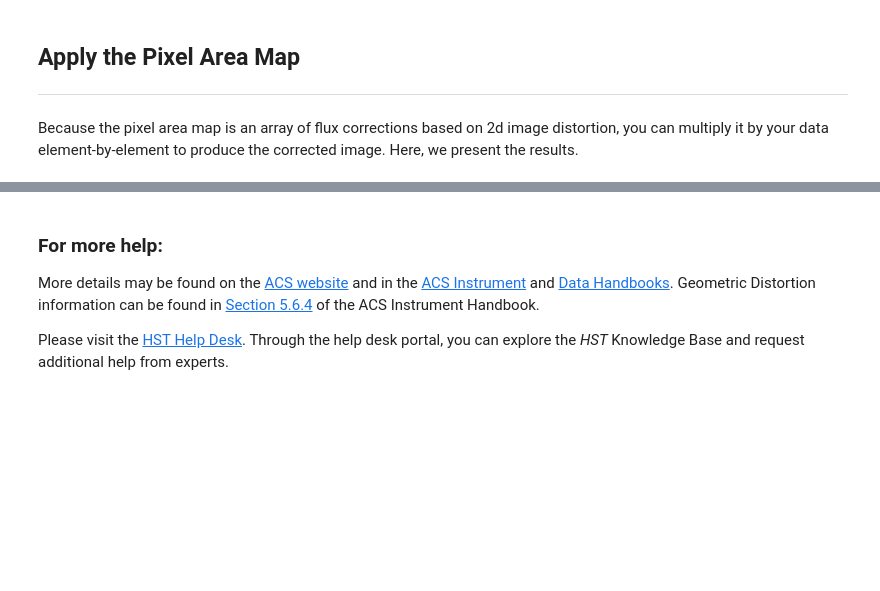
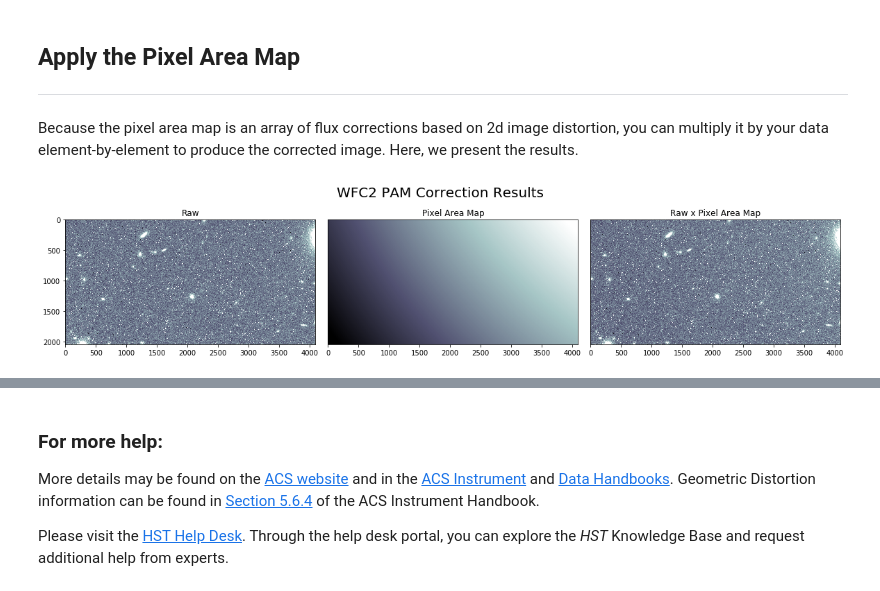
Before and after one commit to spacetelescope/acs-notebook, a Jupyter notebook: acs_pixel_area_maps/acs_pixel_area_maps.ipynb, the cells around one changed output, grey strips where cells are left out. Cells and saved outputs as stored; diff of their text form; code cells hidden in the pictures; blank space fills up the shorter version.

Commit message:
added p_module for convenience plotting in acs_pixel_area_maps

```diff
--- a/acs_pixel_area_maps/acs_pixel_area_maps.ipynb
+++ b/acs_pixel_area_maps/acs_pixel_area_maps.ipynb
@@ -162,3 +148,5 @@ def triple_plot_pam(flt_file, pam_file, figtitle):
 # %%
-triple_plot_pam(flt_file, 'j6me13qhq_wfc2_pam.fits', 'WFC2 PAM Correction Results')
+plot.triple_pam_plot(flt_file, 'j6me13qhq_wfc2_pam.fits', 'WFC2 PAM Correction Results')
+# %% [output]
+[figure, added]
 # %%
```
Also changed, not shown: parts of 12 cells of this notebook, 4 other files.
